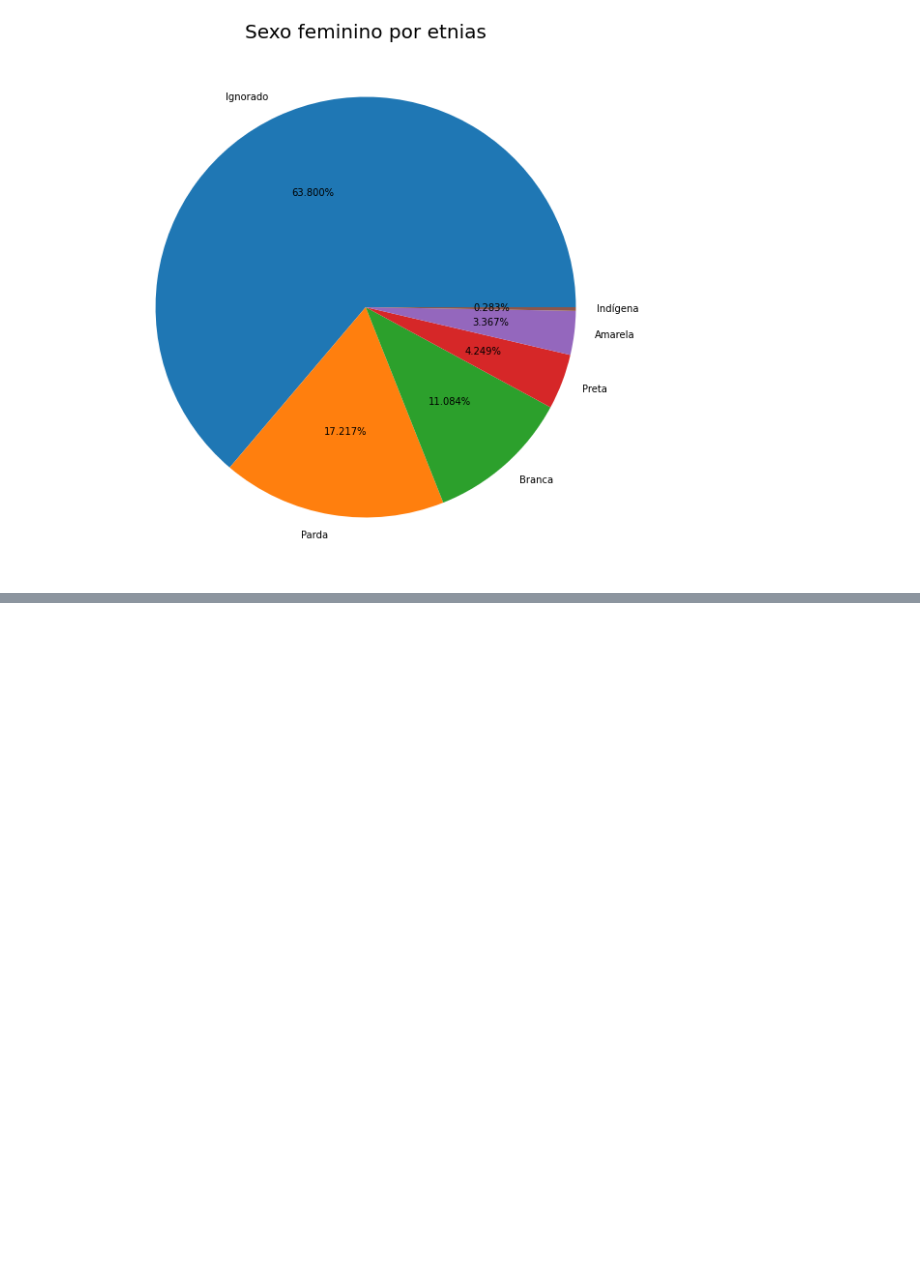
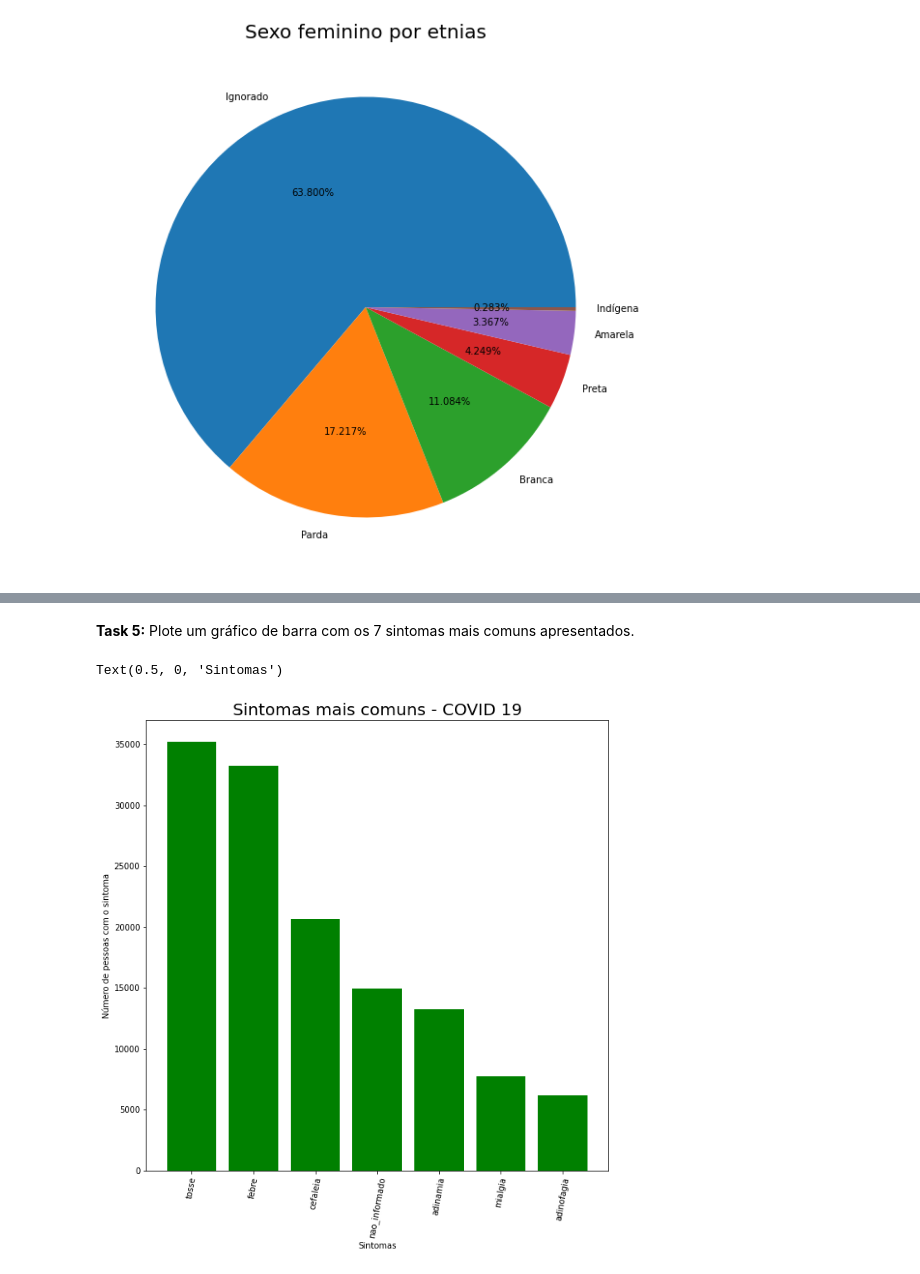
Before and after one commit to eduperottoni/dados-covid-al, a Jupyter notebook: EDUARDO_DANI_PEROTTONI.ipynb, the cells around one changed output, grey strips where cells are left out. Cells and saved outputs as stored; diff of their text form; code cells hidden in the pictures; blank space fills up the shorter version.

```diff
--- a/EDUARDO_DANI_PEROTTONI.ipynb
+++ b/EDUARDO_DANI_PEROTTONI.ipynb
@@ -2915,0 +3031,23 @@ Text(0.5, 1.0, 'Sexo feminino por etnias')
+# %% [markdown]
+**Task 5:** Plote um gráfico de barra com os 7 sintomas mais comuns apresentados.
+# %%
+colunas = ['febre', 'tosse', 'cefaleia',
+       'dificuldade_respiratoria', 'dispineia', 'mialgia',
+       'saturacao_menor_noventa_cinco', 'adinofagia', 'diarreia', 'adinamia',
+       'nao_informado']
+
+#usando o método count e sort_values para obter frequencia e rankear em ordem decrescente
+freq_sintomas = df_projeto2[colunas].count().sort_values(ascending=False)
+freq_sintomas[0:7]
+
+import matplotlib.pyplot as plt
+import numpy as np
+plt.figure(figsize=(10,10))
+plt.bar (freq_sintomas[0:7].index, freq_sintomas[0:7], color='green')
+plt.title('Sintomas mais comuns - COVID 19', size=20)
+plt.xticks(freq_sintomas[0:7].index, rotation=80)
+plt.ylabel('Número de pessoas com o sintoma')
+plt.xlabel('Sintomas')
+# %% [output]
+Text(0.5, 0, 'Sintomas')
+[figure, added]
```
Also changed, not shown: parts of 18 cells of this notebook.
